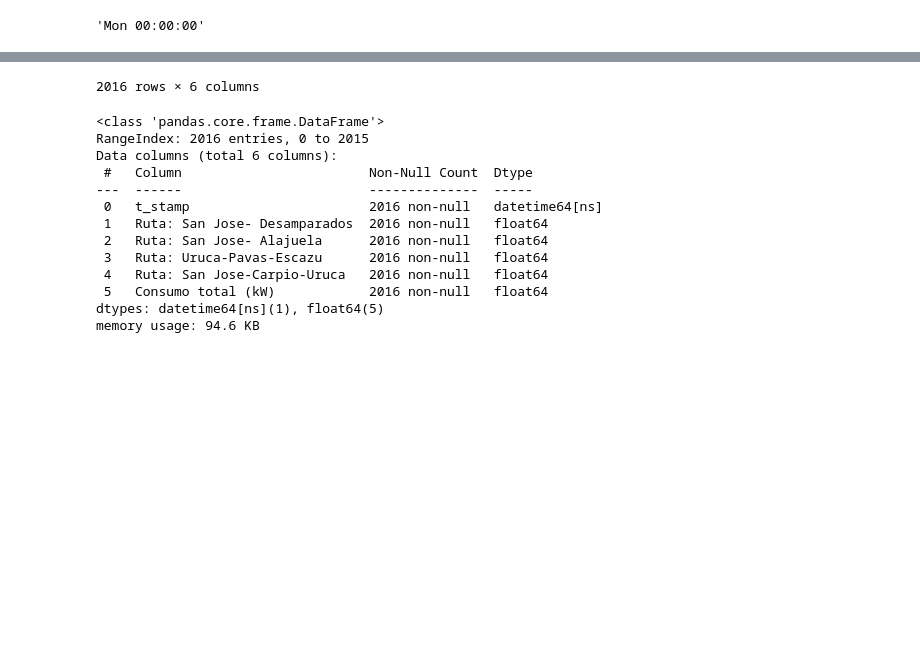
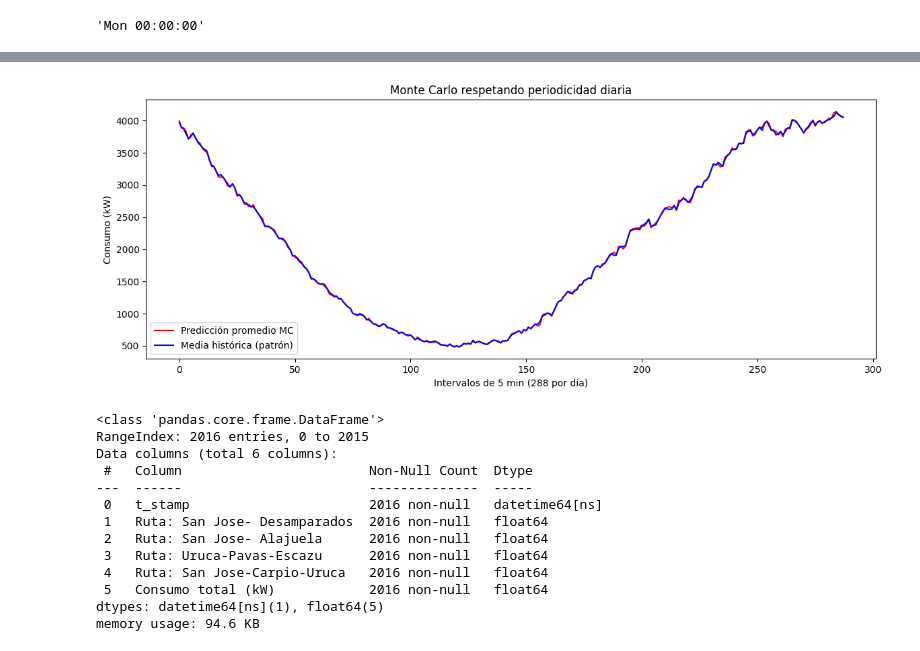
Before and after one commit to Gabriel-Aleman/Estudio-Movilidad-Electrica-, a Jupyter notebook: myNotebook.ipynb, the cells around one changed output, grey strips where cells are left out. Drawn from its saved outputs; the diff is of its cells as text; code cells hidden in the pictures; blank space fills up the shorter version.

```diff
--- a/myNotebook.ipynb
+++ b/myNotebook.ipynb
@@ -22,3 +22,5 @@ df["Consumo total (kW)"] = df["Ruta: San Jose-Carpio-Uruca"]+df["Ruta: San Jose-
 df["t_stamp"][0]
 # %% [output]
 'Mon 00:00:00'
+# %%
+df.set_index("t_stamp").diff()
@@ -25,16 +118,41 @@ df["t_stamp"][0]
 # %%
-#Arreglar columna de t_stamp
+import numpy as np
+import pandas as pd
+import matplotlib.pyplot as plt
 
-N = len(df)  # cantidad de elementos
-intervalo = timedelta(minutes=5)
+# --- tus datos reales ---
+# df['Consumo total (kW)'] = ...
+valores = df['Consumo total (kW)'].values  # 2016 puntos
 
-# Obtener lunes de esta semana a medianoche
-hoy = datetime.today()
-lunes = datetime.combine(hoy - timedelta(days=hoy.weekday()), datetime.min.time())
+periodo_dia = 288          # 5 min × 24 h
+dias = 7                   # semana
+periodo_semana = periodo_dia * dias
 
-# Crear lista de N t_stamps espaciadas 5 min
-t_stamps = [lunes + i * intervalo for i in range(N)]
+# 1) Reorganizar en matriz [7 días × 288 intervalos]
+matriz = valores.reshape(dias, periodo_dia)
 
-df["t_stamp"] = t_stamps
-df
+# 2) Estadísticos por misma hora/minuto entre días
+media_diaria = matriz.mean(axis=0)
+desv_diaria  = matriz.std(axis=0)
+
+# 3) Simulación Monte Carlo para una semana futura
+n_sim = 500
+simulaciones = []
+
+for _ in range(n_sim):
+    ruido = np.random.normal(0, desv_diaria)
+    semana_simulada = media_diaria + ruido
+    simulaciones.append(semana_simulada)
+
+simulaciones = np.array(simulaciones)
+
+# 4) Graficar (solo un día o la semana)
+plt.figure(figsize=(14,5))
+plt.plot(simulaciones.mean(axis=0), label="Predicción promedio MC", color="red")
+plt.plot(media_diaria, label="Media histórica (patrón)", color="blue")
+plt.legend()
+plt.title("Monte Carlo respetando periodicidad diaria")
+plt.xlabel("Intervalos de 5 min (288 por día)")
+plt.ylabel("Consumo (kW)")
+plt.show()
 # %% [output]
@@ -53,4 +159,4 @@ df
-2016 rows × 6 columns
+[figure, added]
 # %%
 df.info()
 # %% [output]
```
Also changed, not shown: parts of 4 cells of this notebook, 2 other files.
